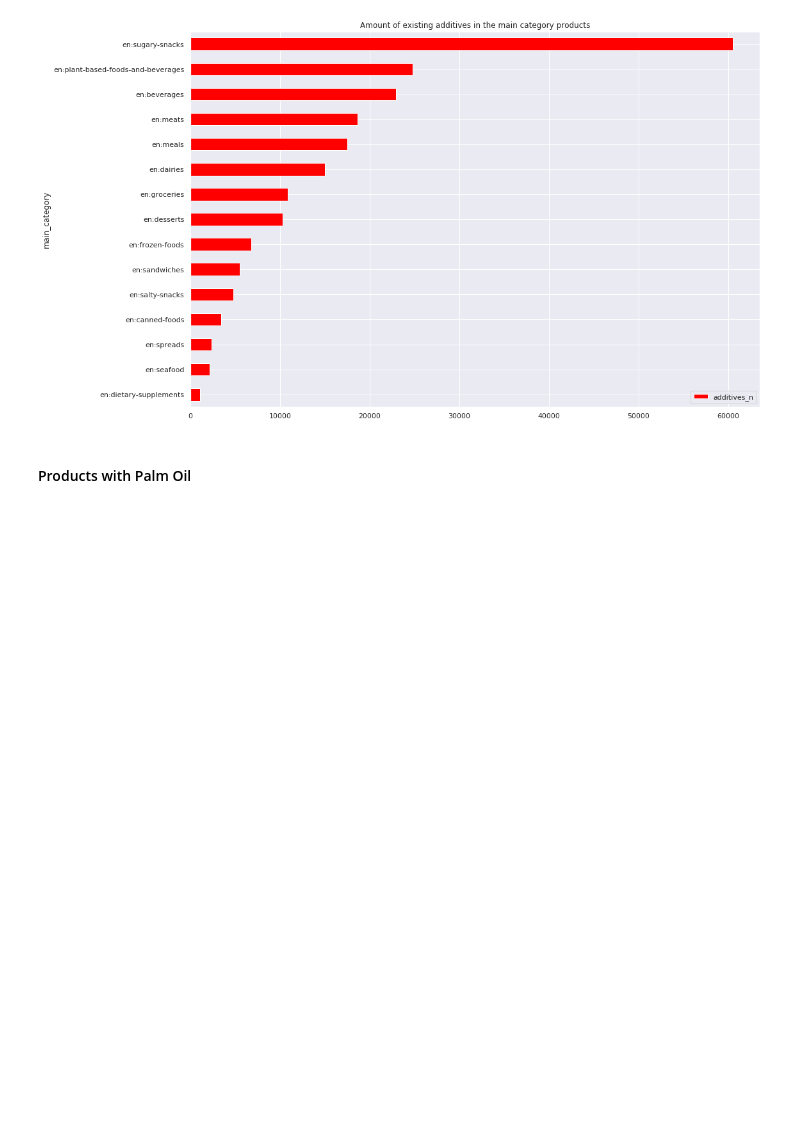
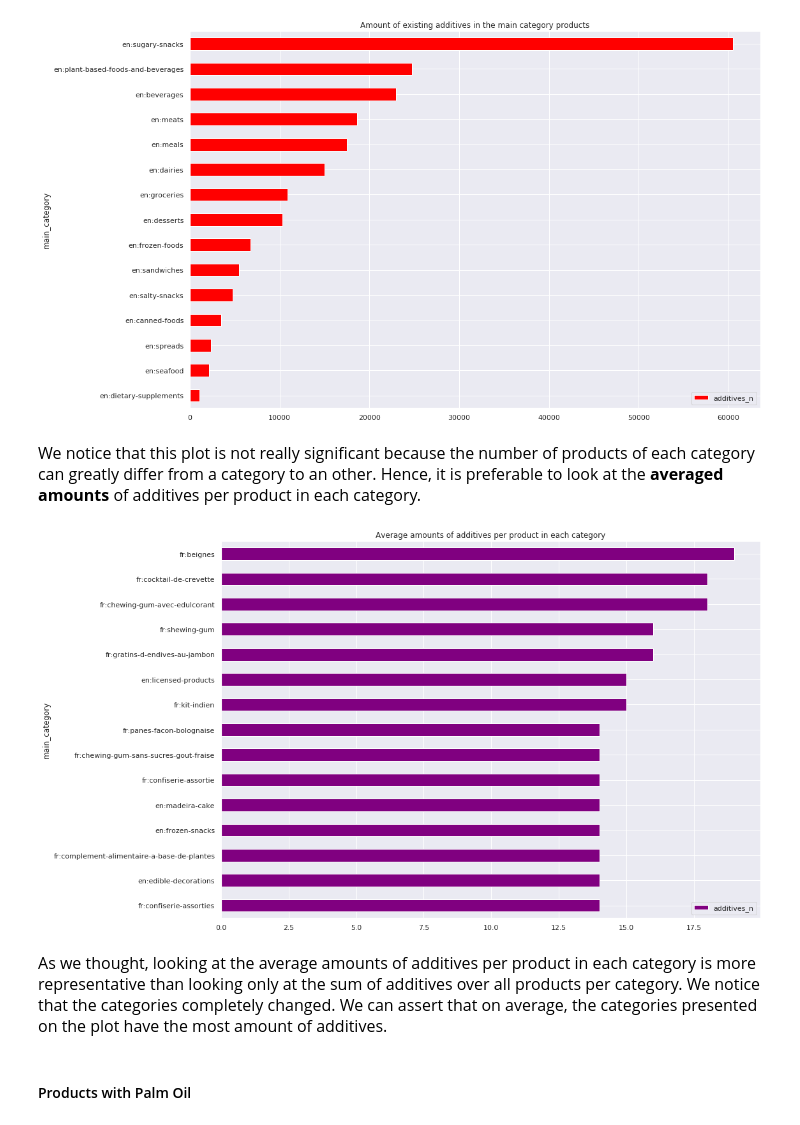
Before and after one commit to aelamran/ADA-project1-Openfoodfacts, a Jupyter notebook: Open Food Fact.ipynb, the cells around one changed output. Saved outputs shown, nothing was run; the diff lists cells and outputs as text; code cells hidden in the pictures; blank space fills up the shorter version.

```diff
--- a/Open Food Fact.ipynb
+++ b/Open Food Fact.ipynb
@@ -285,7 +290,7 @@ plt.close()
 # %%
 # We take only the products where we have additives
 products_w_additives = cleaned_df.loc[:,['main_category','additives_n']].dropna()[cleaned_df.additives_n > 0]
-products_w_additives = products_w_additives.groupby('main_category').sum().\
+sum_products_w_additives = products_w_additives.groupby('main_category').sum().\
                         sort_values(by=['additives_n'], ascending=False)
 # %%
 # We plot the amount of additives existing in the main category groupby of products
@@ -295,5 +300,21 @@ plt.tight_layout()
 plt.show()
 # %% [output]
 [figure]
+# %% [markdown]
+<font size="3">We notice that this plot is not really significant because the number of products of each category can greatly differ from a category to an other. Hence, it is preferable to look at the __averaged amounts__ of additives per product in each category.</font>
+# %%
+# We take only the products where we have additives
+avg_products_w_additives = products_w_additives.groupby('main_category').mean().\
+                        sort_values(by=['additives_n'], ascending=False)
+# %%
+# We plot the amount of additives existing in the main category groupby of products
+avg_products_w_additives[:15][::-1].plot(kind='barh', figsize=(16,9), color='purple')
+plt.title('Average amounts of additives per product in each category')
+plt.tight_layout()
+plt.show()
+# %% [output]
+[figure, added]
+# %% [markdown]
+<font size="3">As we thought, looking at the average amounts of additives per product in each category is more representative than looking only at the sum of additives over all products per category. We notice that the categories completely changed. We can assert that on average, the categories presented on the plot have the most amount of additives.</font>
 # %% [markdown]
 #### Products with Palm Oil
```
Also changed, not shown: parts of 17 cells of this notebook.
